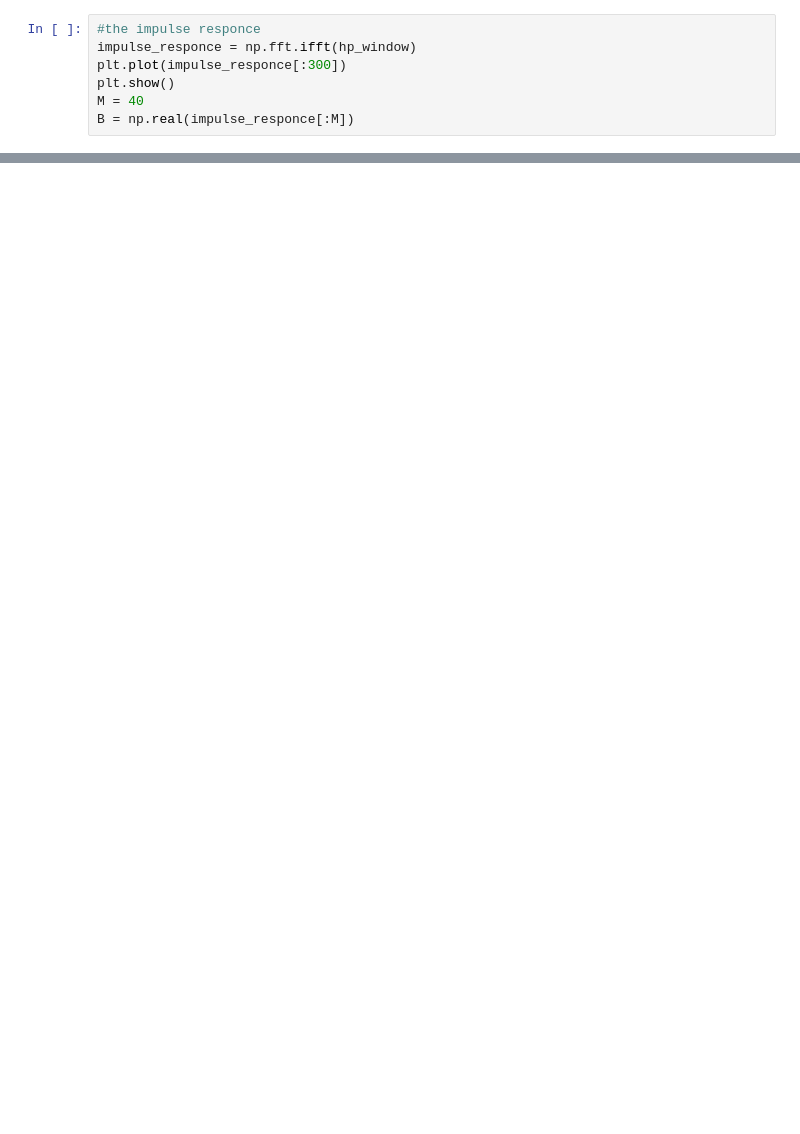
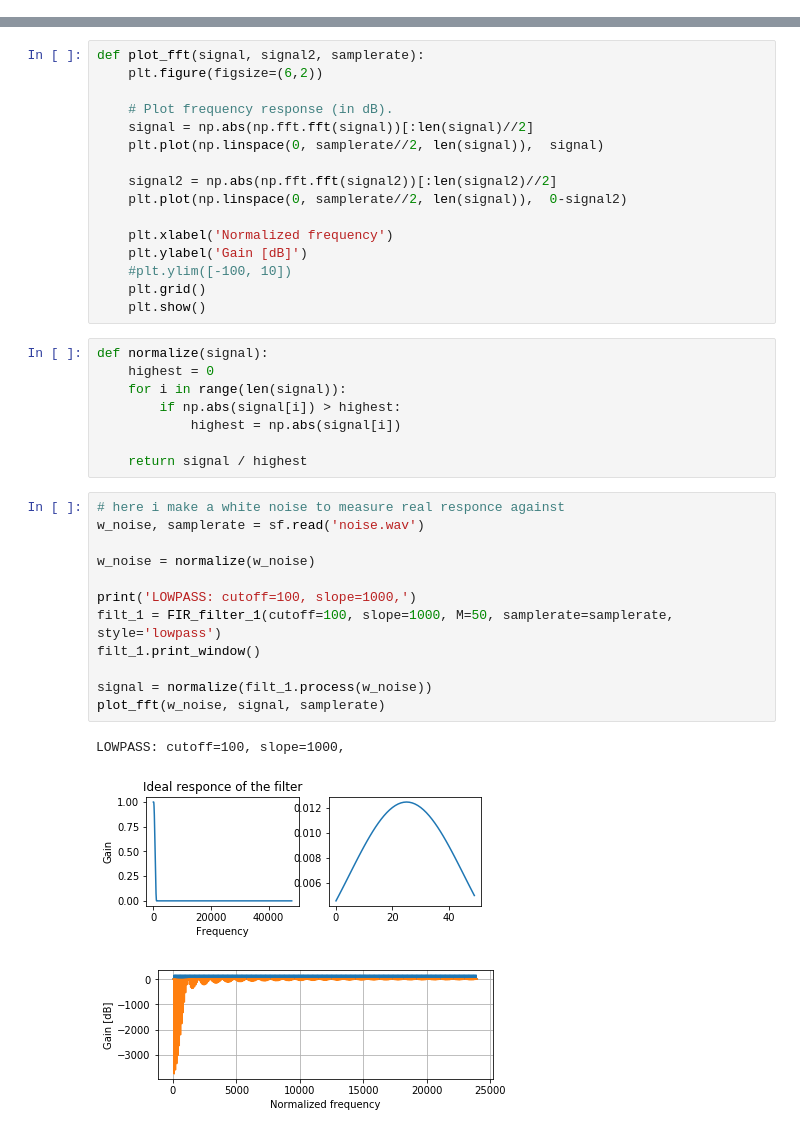
Before and after one commit to wlpjames/DSP_Notebooks, a Jupyter notebook: Untitled1.ipynb, the cells around one changed output, grey strips where cells are left out. Cells and saved outputs as stored; diff of their text form; blank space fills up the shorter version.

```diff
--- a/Untitled1.ipynb
+++ b/Untitled1.ipynb
@@ -174,7 +6,0 @@ print(len(hp_window))
-# %%
-#the impulse responce
-impulse_responce = np.fft.ifft(hp_window)
-plt.plot(impulse_responce[:300])
-plt.show()
-M = 40
-B = np.real(impulse_responce[:M])
@@ -252,0 +109,40 @@ filtered
+# %%
+def plot_fft(signal, signal2, samplerate):
+    plt.figure(figsize=(6,2))
+
+    # Plot frequency response (in dB).
+    signal = np.abs(np.fft.fft(signal))[:len(signal)//2]
+    plt.plot(np.linspace(0, samplerate//2, len(signal)),  signal)
+
+    signal2 = np.abs(np.fft.fft(signal2))[:len(signal2)//2]
+    plt.plot(np.linspace(0, samplerate//2, len(signal)),  0-signal2)
+
+    plt.xlabel('Normalized frequency')
+    plt.ylabel('Gain [dB]')
+    #plt.ylim([-100, 10])
+    plt.grid()
+    plt.show()
+# %%
+def normalize(signal):
+    highest = 0
+    for i in range(len(signal)):
+        if np.abs(signal[i]) > highest:
+            highest = np.abs(signal[i])
+
+    return signal / highest
+# %%
+# here i make a white noise to measure real responce against
+w_noise, samplerate = sf.read('noise.wav')
+
+w_noise = normalize(w_noise)
+
+print('LOWPASS: cutoff=100, slope=1000,')
+filt_1 = FIR_filter_1(cutoff=100, slope=1000, M=50, samplerate=samplerate, style='lowpass')
+filt_1.print_window()
+
+signal = normalize(filt_1.process(w_noise))
+plot_fft(w_noise, signal, samplerate)
+# %% [output]
+LOWPASS: cutoff=100, slope=1000,
+[figure, added]
+[figure, added]
```
Also changed, not shown: parts of 25 cells of this notebook, 6 other files.
